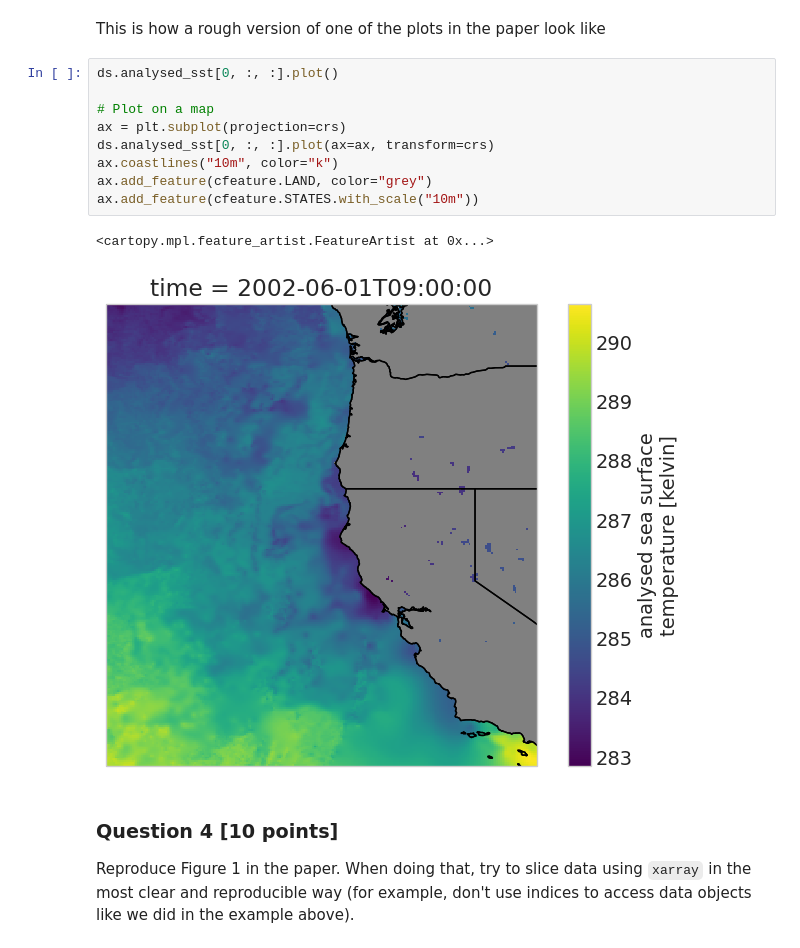
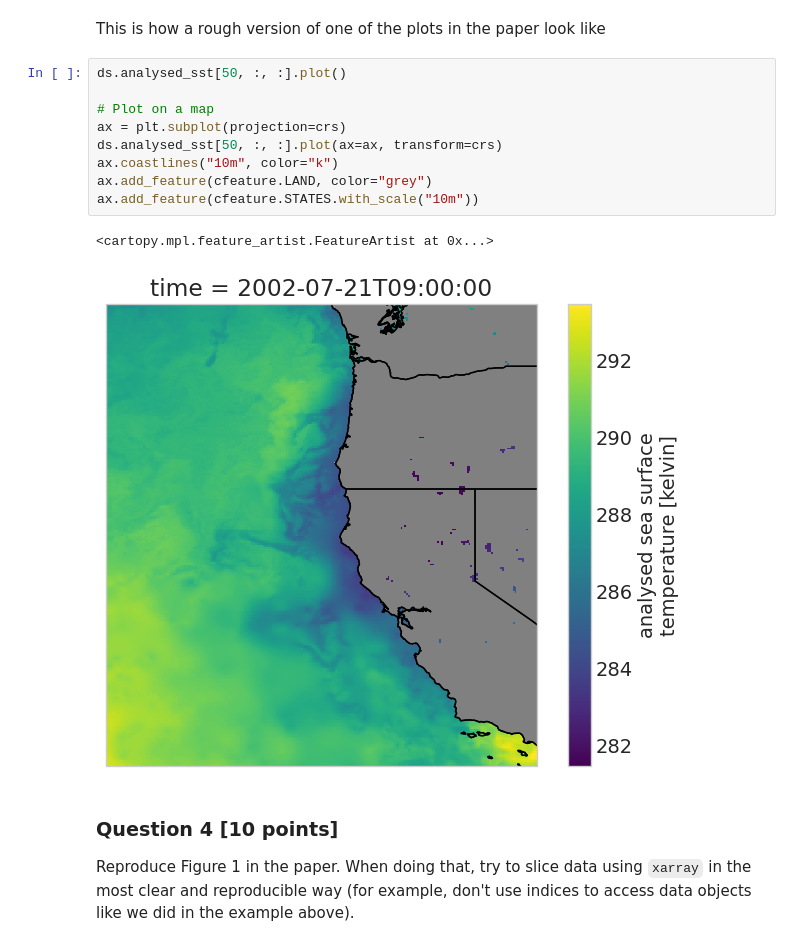
Before and after one commit to UCB-stat-159-s23/hw03-Group10, a Jupyter notebook: hw03-climate.ipynb, the cells around one changed output. Saved outputs shown, nothing was run; the diff lists cells and outputs as text.

```diff
--- a/hw03-climate.ipynb
+++ b/hw03-climate.ipynb
@@ -301,17 +301,17 @@ Attributes: (12/47)
 # %% [markdown]
 This is how a rough version of one of the plots in the paper look like
 # %%
-ds.analysed_sst[0, :, :].plot()
+ds.analysed_sst[50, :, :].plot()
 
 # Plot on a map
 ax = plt.subplot(projection=crs)
-ds.analysed_sst[0, :, :].plot(ax=ax, transform=crs)
+ds.analysed_sst[50, :, :].plot(ax=ax, transform=crs)
 ax.coastlines("10m", color="k")
 ax.add_feature(cfeature.LAND, color="grey")
 ax.add_feature(cfeature.STATES.with_scale("10m"))
 # %% [output]
 <cartopy.mpl.feature_artist.FeatureArtist at 0x...>
-[figure, old version]
+[figure, new version]
 # %% [markdown]
 ### Question 4 [10 points]
 
```
Also changed, not shown: parts of 2 cells of this notebook.
